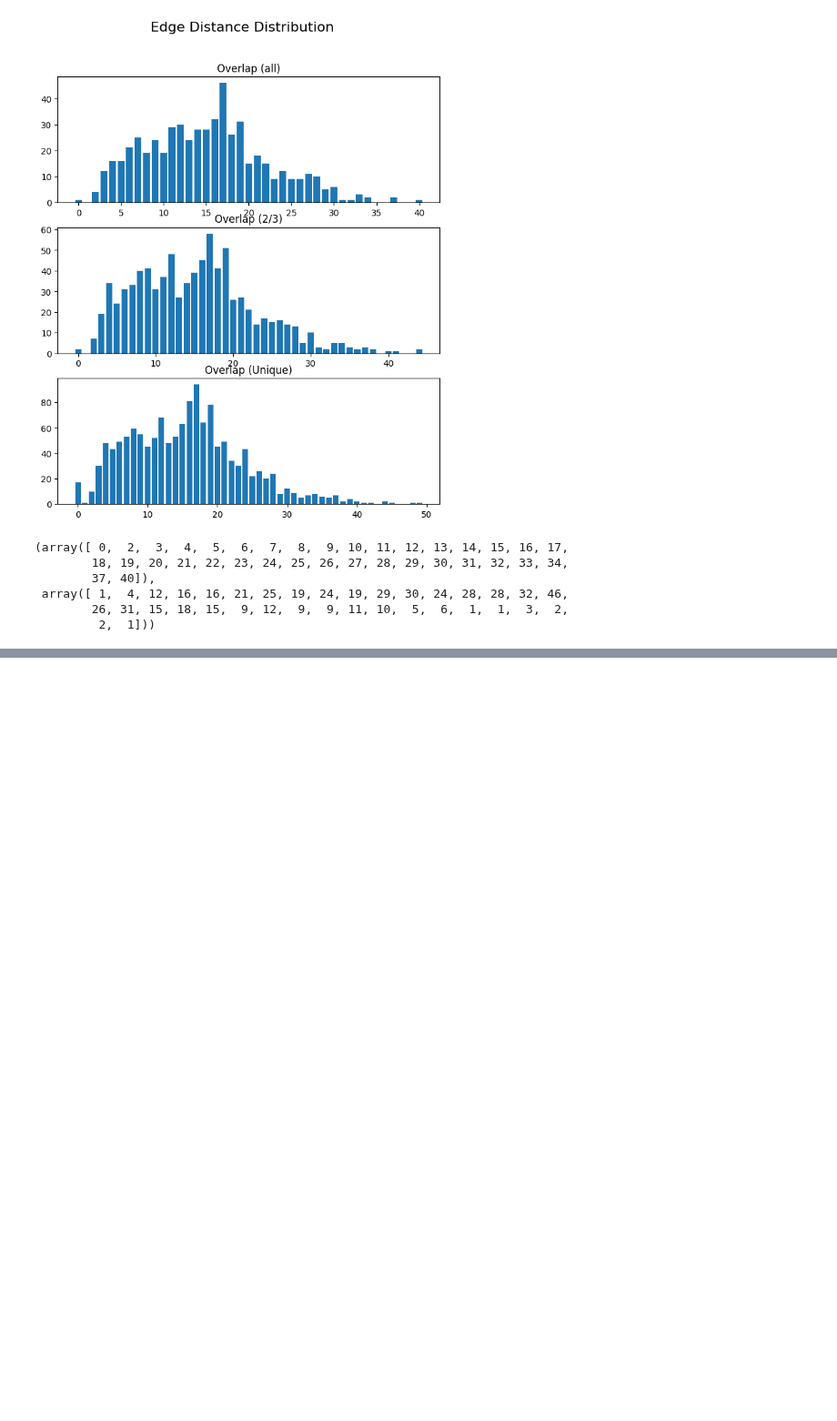
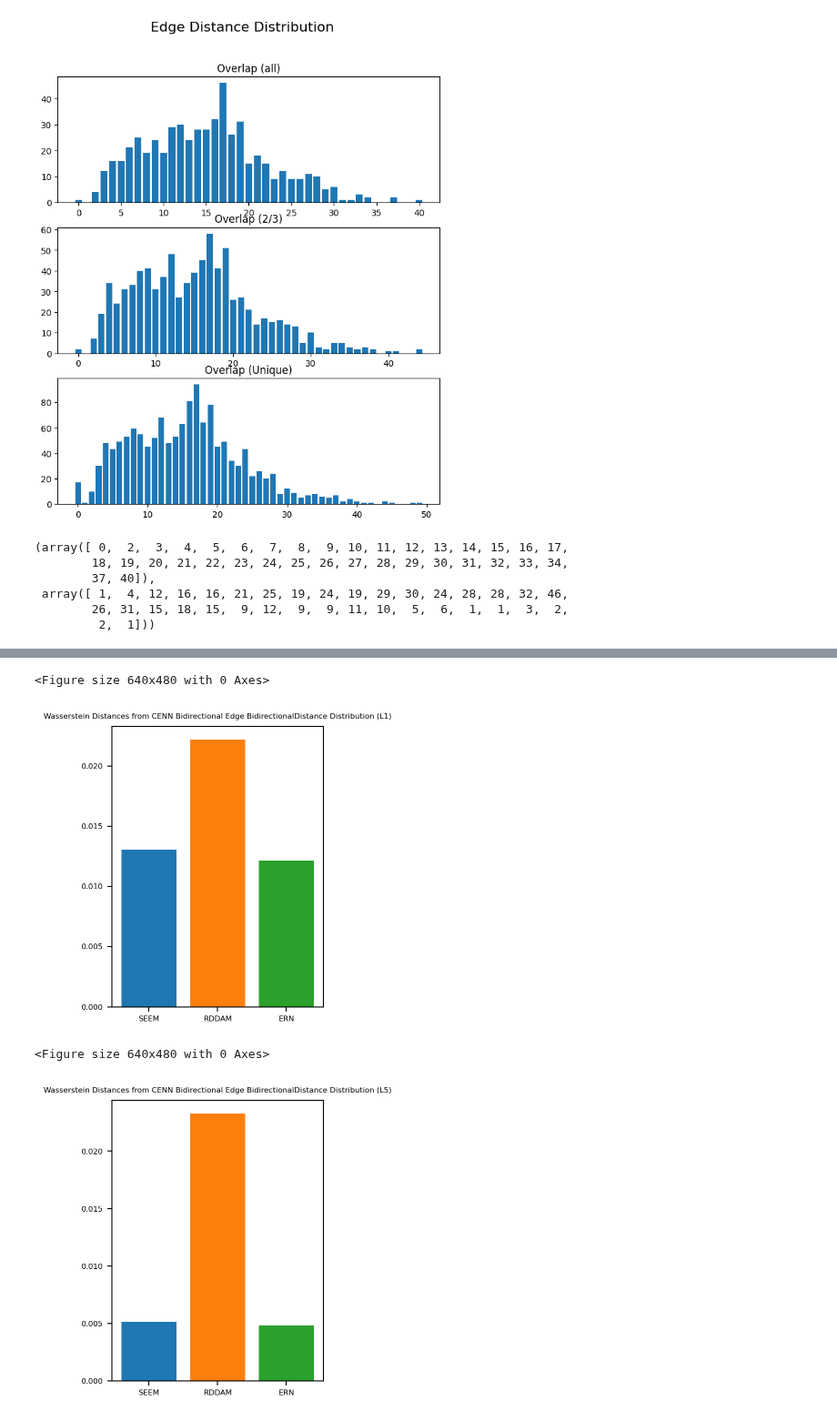
Before and after one commit to Zach-Attach/SEEM, a Jupyter notebook: src/analysis/display.ipynb, the cells around one changed output, grey strips where cells are left out. Shown at 91% size. Cells and saved outputs as stored; diff of their text form; code cells hidden in the pictures; blank space fills up the shorter version.

```diff
--- a/src/analysis/display.ipynb
+++ b/src/analysis/display.ipynb
@@ -444,0 +501,30 @@ Overlap Data
+# %%
+from scipy.stats import wasserstein_distance
+from lib.colors import color
+
+def wassersteinDistances(seq, measure, version):
+  distributions = createDistributions(seq)
+  keys = ['SEEM', 'RDDAM', 'ERN']
+
+  wass = [wasserstein_distance(distributions[k],distributions['CENN']) for k in keys]
+
+  plt.clf()
+  plt.rcParams.update({'font.size': 6})
+  plt.figure(figsize=(3, 4))
+  plt.title(f'Wasserstein Distances from CENN Bidirectional Edge {measure} Distribution ({version})', fontsize=6)
+  plt.bar(keys, wass, color=[color[k] for k in keys])
+  plt.savefig(f'data/images/compareDistributions/wassersteinDistances_{measure}_{version}_3.png', dpi=300)
+  plt.show()
+  # print(f'''Wasserstein Distances for {measure} Distributions ({version})
+  #   SEEM-CENN: {wasserstein_dist(distributions['SEEM'],distributions['CENN'])}
+  #   RDDAM-CENN: {wasserstein_dist(distributions['RDDAM'],distributions['CENN'])}
+  #   ERN-CENN: {wasserstein_dist(distributions['ERN'],distributions['CENN'])}
+  # ''')
+# %%
+wassersteinDistances(bidistSeqs_L1, 'BidirectionalDistance', 'L1')
+wassersteinDistances(bidistSeqs_L5, 'BidirectionalDistance', 'L5')
+# %% [output]
+<Figure size 640x480 with 0 Axes>
+[figure, added]
+<Figure size 640x480 with 0 Axes>
+[figure, added]
```
Also changed, not shown: parts of 15 cells of this notebook, 12 other files.
